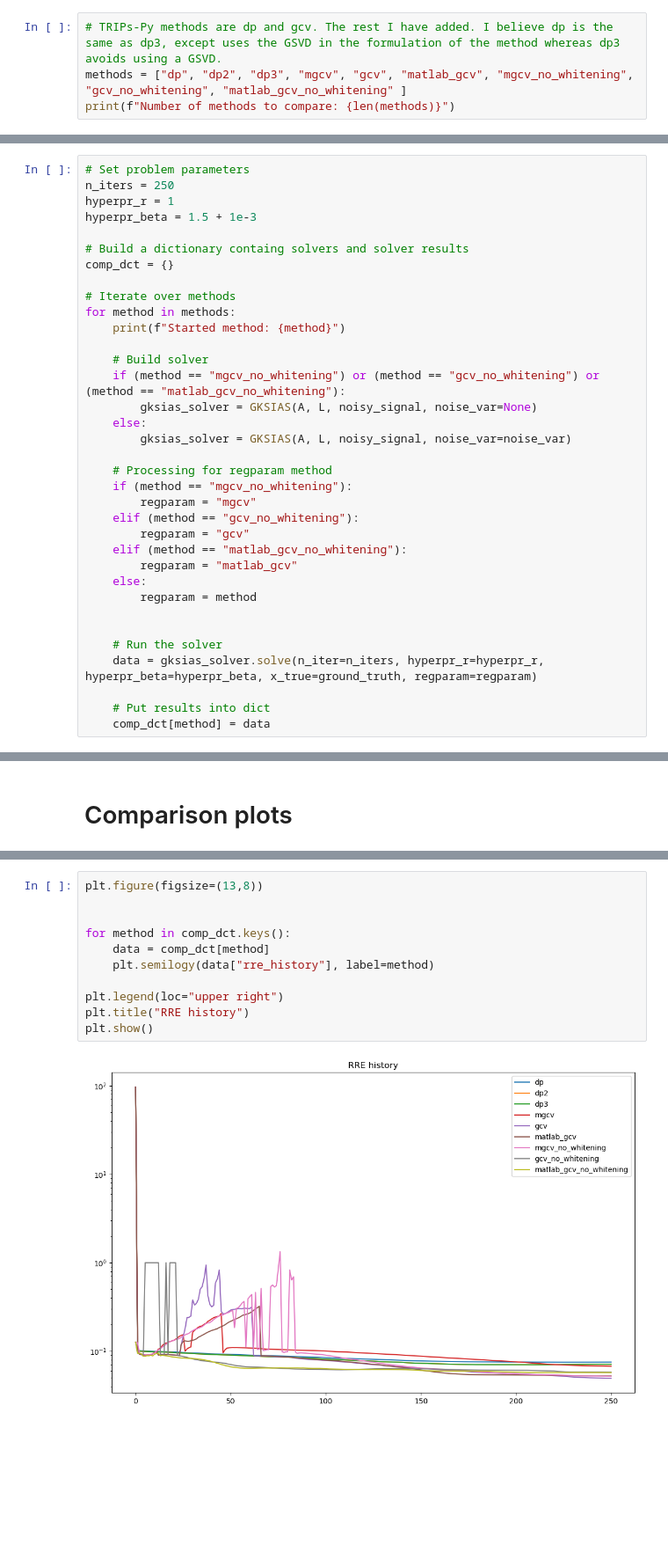
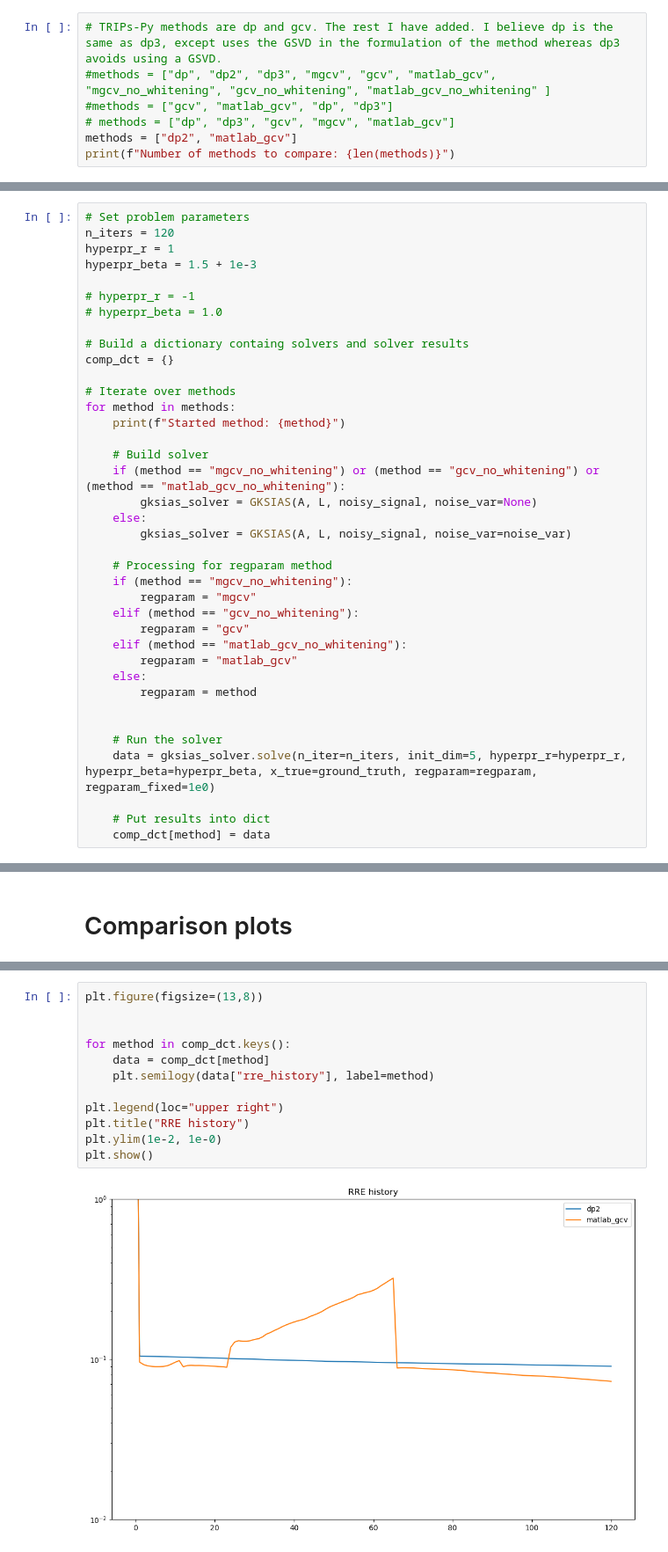
Before and after one commit to mpasha3/IRLS_prec_GSBL, a Jupyter notebook: comparisons/iasgks_all_regparam_1d.ipynb, the cells around one changed output, grey strips where cells are left out. Shown at 88% size. Cells and saved outputs as stored; diff of their text form; blank space fills up the shorter version.

```diff
--- a/comparisons/iasgks_all_regparam_1d.ipynb
+++ b/comparisons/iasgks_all_regparam_1d.ipynb
@@ -42,6 +42,9 @@ plt.show()
 # Set up methods for comparison (first do convex case)
 # %%
 # TRIPs-Py methods are dp and gcv. The rest I have added. I believe dp is the same as dp3, except uses the GSVD in the formulation of the method whereas dp3 avoids using a GSVD.
-methods = ["dp", "dp2", "dp3", "mgcv", "gcv", "matlab_gcv", "mgcv_no_whitening", "gcv_no_whitening", "matlab_gcv_no_whitening" ]
+#methods = ["dp", "dp2", "dp3", "mgcv", "gcv", "matlab_gcv", "mgcv_no_whitening", "gcv_no_whitening", "matlab_gcv_no_whitening" ]
+#methods = ["gcv", "matlab_gcv", "dp", "dp3"]
+# methods = ["dp", "dp3", "gcv", "mgcv", "matlab_gcv"]
+methods = ["dp2", "matlab_gcv"]
 print(f"Number of methods to compare: {len(methods)}")
 # %% [output]
@@ -49,8 +52,11 @@ Number of methods to compare: 9
 # %%
 # Set problem parameters
-n_iters = 250
+n_iters = 120
 hyperpr_r = 1
 hyperpr_beta = 1.5 + 1e-3
+
+# hyperpr_r = -1
+# hyperpr_beta = 1.0
 
 # Build a dictionary containg solvers and solver results
 comp_dct = {}
@@ -77,7 +83,7 @@ for method in methods:
 
 
     # Run the solver
-    data = gksias_solver.solve(n_iter=n_iters, hyperpr_r=hyperpr_r, hyperpr_beta=hyperpr_beta, x_true=ground_truth, regparam=regparam)
+    data = gksias_solver.solve(n_iter=n_iters, init_dim=5, hyperpr_r=hyperpr_r, hyperpr_beta=hyperpr_beta, x_true=ground_truth, regparam=regparam, regparam_fixed=1e0)
 
     # Put results into dict
     comp_dct[method] = data
@@ -128,13 +125,14 @@ plt.show()
 # %%
 plt.figure(figsize=(13,8))
 
 
 for method in comp_dct.keys():
     data = comp_dct[method]
     plt.semilogy(data["rre_history"], label=method)
 
 plt.legend(loc="upper right")
 plt.title("RRE history")
+plt.ylim(1e-2, 1e-0)
 plt.show()
 # %% [output]
-[figure, old version]
+[figure, new version]
```
Also changed, not shown: parts of 14 cells of this notebook, 15 other files.
